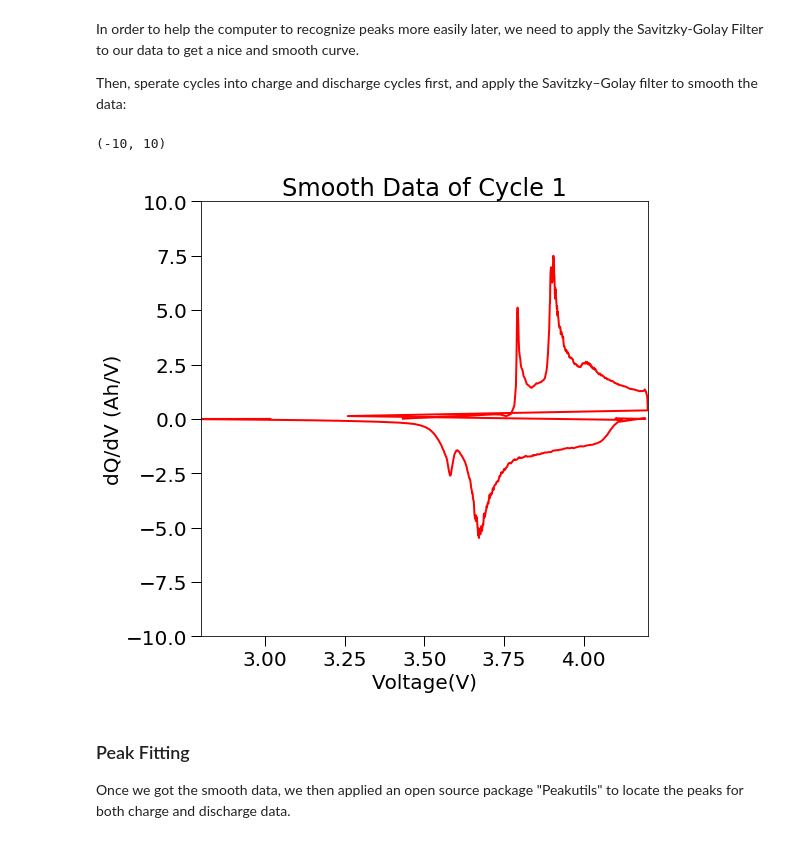
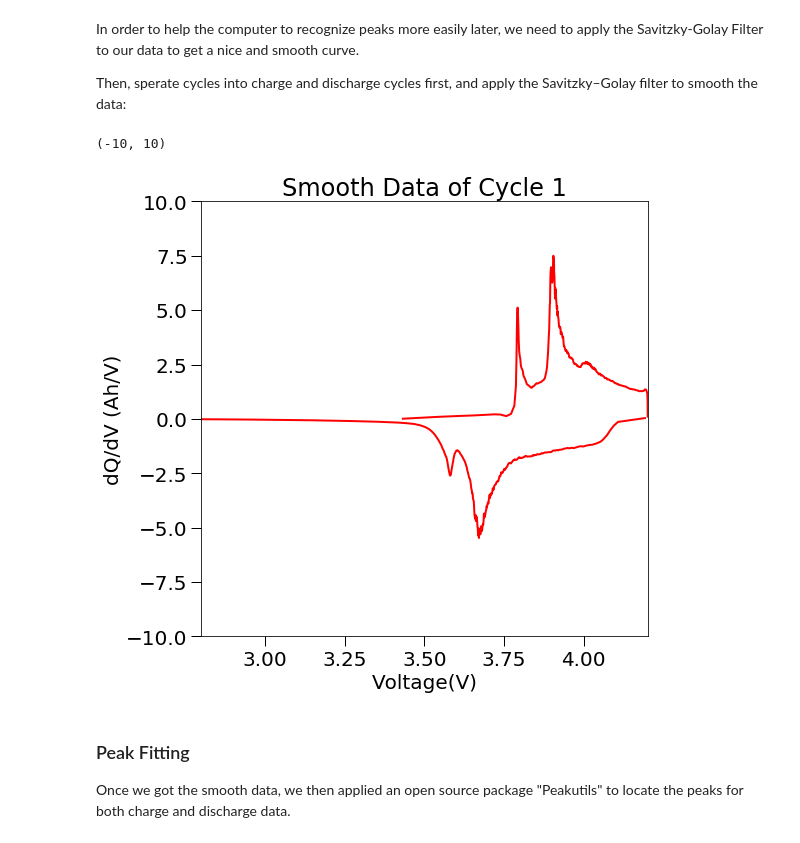
Before and after one commit to nicolet5/DiffCapAnalyzer, a Jupyter notebook: examples/Detailed_Steps_Example.ipynb, the cells around one changed output. Drawn from its saved outputs; the diff is of its cells as text; code cells hidden in the pictures.

```diff
--- a/examples/Detailed_Steps_Example.ipynb
+++ b/examples/Detailed_Steps_Example.ipynb
@@ -68,19 +65,20 @@ As we can see in the Raw data, there are several noise and jumps on both ends, S
 
 Therefore, we excute fuction `drop_inf_nan_dqdv` to drop rows where dV=0 (or about 0) in a dataframe that has already had dv calculated, then recalculates dV and calculates dQ/dV.
 # %%
-rawdf = ccf.init_columns(raw_df[1], datatype)
+rawdf = ccf.init_columns(raw_df, datatype)
 rawdf1 = ccf.calc_dq_dqdv(rawdf, datatype)
 clean_df = ccf.drop_inf_nan_dqdv(rawdf1, datatype)
 
+# Clean charge and discharge cycles separately:
+charge, discharge = ccf.sep_char_dis(clean_df, datatype)
+charge = ccf.clean_charge_discharge_separately(charge, datatype)
+discharge = ccf.clean_charge_discharge_separately(discharge, datatype)
+
 fig2 = plt.figure(figsize = (8,8), facecolor = 'w', edgecolor= 'k')
 
-# create the color map based off of the max value in the cycle index column
-colors = matplotlib.cm.Greys(np.linspace(0.3, 1, int(max(clean_df['Cycle_Index']))))
+plt.plot(charge['Voltage(V)'], charge['dQ/dV'], c = 'green', linewidth = 2, label = 'Clean Charge Cycle Data')
+plt.plot(discharge['Voltage(V)'], discharge['dQ/dV'], c = 'green', linewidth = 2, label = 'Clean Dishcarge Cycle Data')
 
-plt.plot(clean_df['Voltage(V)'], clean_df['dQ/dV'], c = 'green', linewidth = 2, label = 'Clean Cycle Data')
-
-# plt.legend()
-# leg = plt.legend(loc = 'upper right', fontsize = 14)
 plt.ylabel('dQ/dV (Ah/V)', fontsize =20)
 plt.xlabel('Voltage(V)', fontsize = 20)
 plt.xticks(fontsize = 20)
@@ -92,6 +90,6 @@ plt.title('Clean Data of Cycle 1', fontsize = 24)
 plt.ylim(-10,10)
 
 # Uncomment the following line if you would like to save the plot.
-# plt.savefig(fname = 'MyExampleCycle.png', bbox_inches='tight', dpi = 600)
+# plt.savefig(fname = 'MyExampleCycle-Clean Data.png', bbox_inches='tight', dpi = 600)
 # %% [output]
 (-10, 10)
@@ -101,9 +99,6 @@ In order to help the computer to recognize peaks more easily later, we need to a
 
 Then, sperate cycles into charge and discharge cycles first, and apply the Savitzky–Golay filter to smooth the data:
 # %%
-# separating into charge and discharge cycles
-charge, discharge = ccf.sep_char_dis(clean_df, datatype)
-
 windowlength = 9
 polyorder = 3
 
@@ -113,44 +108,38 @@ if len(discharge) > windowlength:
 else:
     discharge['Smoothed_dQ/dV'] = discharge['dQ/dV']
     smooth_discharge = discharge
 # this if statement is for when the datasets have less datapoints
 # than the windowlength given to the sav_golay filter.
 # without this if statement, the sav_golay filter throws an error
 # when given a dataset with too few points. This way, we simply
 # forego the smoothing function.
 if len(charge) > windowlength:
     smooth_charge = ccf.my_savgolay(charge, windowlength, polyorder)
 else:
     charge['Smoothed_dQ/dV'] = charge['dQ/dV']
     smooth_charge = charge
 # same as above, but for charging cycles.
 
-# combine charge and discharge cycle data
-smooth_df = charge.append(discharge, ignore_index=True)
+fig3 = plt.figure(figsize = (8,8), facecolor = 'w', edgecolor= 'k')
 
-fig3 = plt.figure(figsize = (8,8), facecolor = 'w', edgecolor= 'k')
-# create the color map based off of the max value in the cycle index column
-colors = matplotlib.cm.Greys(np.linspace(0.3, 1, int(max(smooth_df['Cycle_Index']))))
+plt.plot(charge['Voltage(V)'], charge['Smoothed_dQ/dV'], c = 'red', linewidth = 2, label = 'Smooth Charge Cycle Data')
+plt.plot(discharge['Voltage(V)'], discharge['Smoothed_dQ/dV'], c = 'red', linewidth = 2, label = 'Smooth Dishcarge Cycle Data')
 
-plt.plot(smooth_df['Voltage(V)'], smooth_df['Smoothed_dQ/dV'], c = 'red', linewidth = 2, label = 'Smooth Cycle Data')
-
-#plt.legend()
-#leg = plt.legend(loc = 'upper right', fontsize = 14)
 plt.ylabel('dQ/dV (Ah/V)', fontsize =20)
 plt.xlabel('Voltage(V)', fontsize = 20)
 plt.xticks(fontsize = 20)
 plt.yticks(fontsize = 20)
 plt.tick_params(size = 10, width = 1)
 plt.title('Smooth Data of Cycle 1', fontsize = 24)
 
 plt.xlim(2.8, 4.2)
 plt.ylim(-10,10)
 
 # Uncomment the following line if you would like to save the plot.
-# plt.savefig(fname = 'MyExampleCycle.png', bbox_inches='tight', dpi = 600)
+# plt.savefig(fname = 'MyExampleCycle_Smooth Data.png', bbox_inches='tight', dpi = 600)
 # %% [output]
 (-10, 10)
-[figure, old version]
+[figure, new version]
 # %% [markdown]
 ### Peak Fitting
 Once we got the smooth data, we then applied an open source package "Peakutils" to locate the peaks for both charge and discharge data.
```
Also changed, not shown: parts of 8 cells of this notebook, 1 other file.
